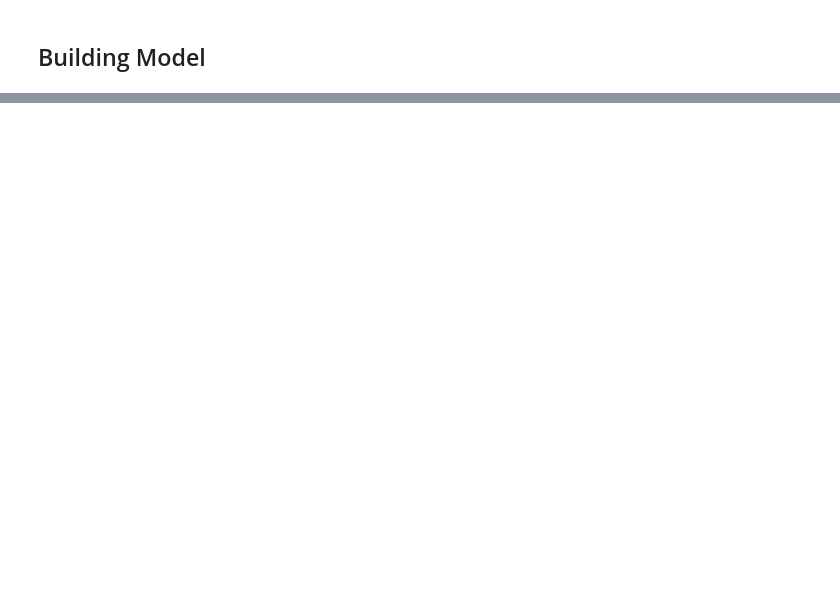
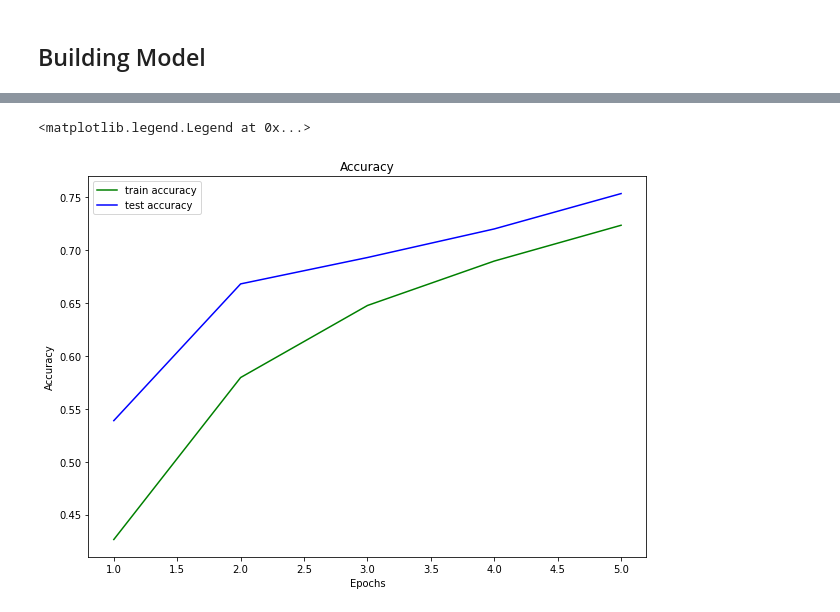
Before and after one commit to Maverick1617/Data_Science, a Jupyter notebook: Kaggle/CIFAR 10/notebook.ipynb, the cells around one changed output, grey strips where cells are left out. Saved outputs shown, nothing was run; the diff lists cells and outputs as text; code cells hidden in the pictures; blank space fills up the shorter version.

```diff
--- a/Kaggle/CIFAR 10/notebook.ipynb
+++ b/Kaggle/CIFAR 10/notebook.ipynb
@@ -115,0 +260,16 @@ class Transition(nn.Module):
+# %%
+fig = plt.figure(figsize = (10, 7))
+ax = plt.axes()
+
+plt.title('Accuracy')
+plt.xlabel('Epochs')
+plt.ylabel('Accuracy')
+
+x = range(1, len(train_stats['Train accuracy'].values) + 1)
+ax.plot(x, train_stats['Train accuracy'].values, '-g', label = 'train accuracy');
+ax.plot(x, train_stats['Test accuracy'].values, '-b', label = 'test accuracy');
+
+plt.legend()
+# %% [output]
+<matplotlib.legend.Legend at 0x...>
+[figure, added]
```
Also changed, not shown: parts of 10 cells of this notebook.
